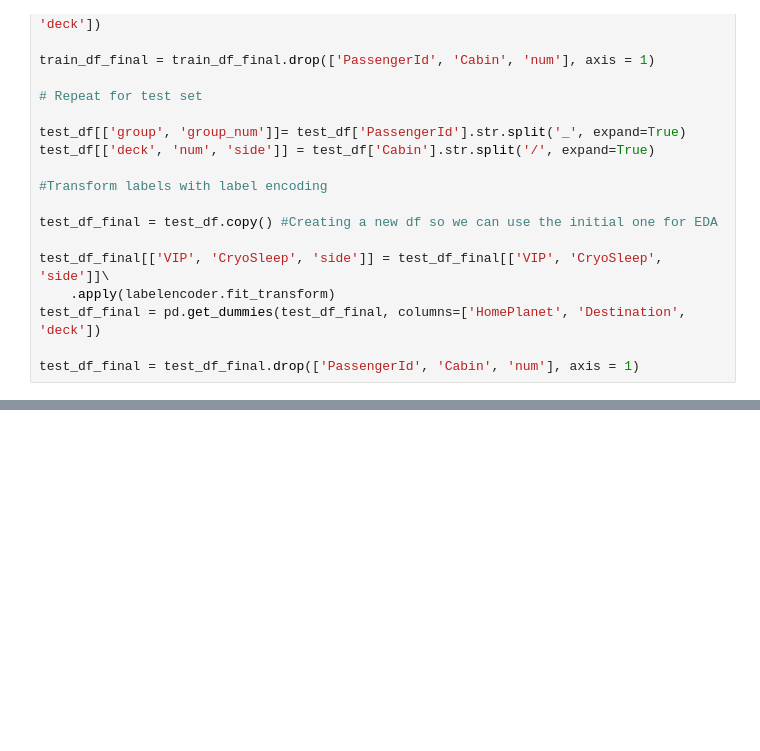
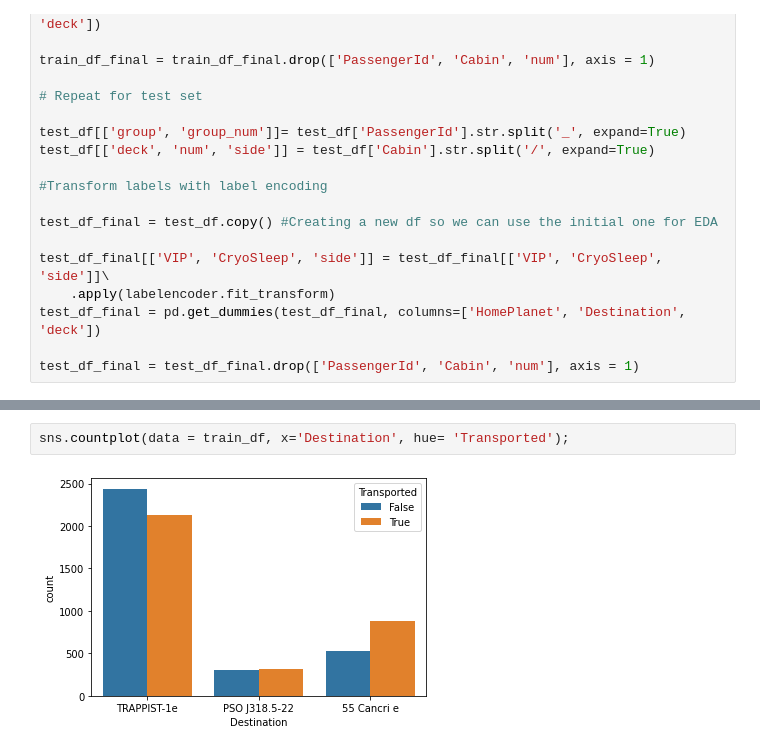
Before and after one commit to gioelebbc/Kaggle-Titanic-spaceship, a Jupyter notebook: code.ipynb, the cells around one changed output, grey strips where cells are left out. Drawn from its saved outputs; the diff is of its cells as text; blank space fills up the shorter version.

```diff
--- a/code.ipynb
+++ b/code.ipynb
@@ -195,0 +200,4 @@ test_df_final = test_df_final.drop(['PassengerId', 'Cabin', 'num'], axis = 1)
+# %%
+sns.countplot(data = train_df, x='Destination', hue= 'Transported');
+# %% [output]
+[figure, added]
```
Also changed, not shown: parts of 4 cells of this notebook.
